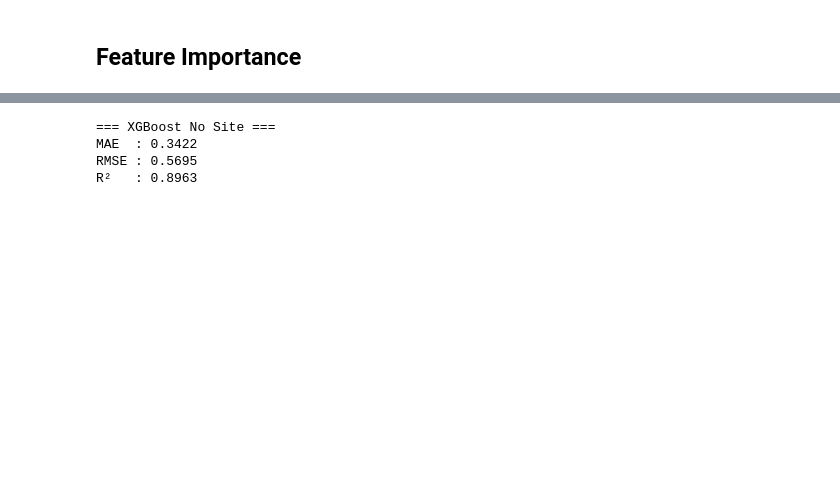
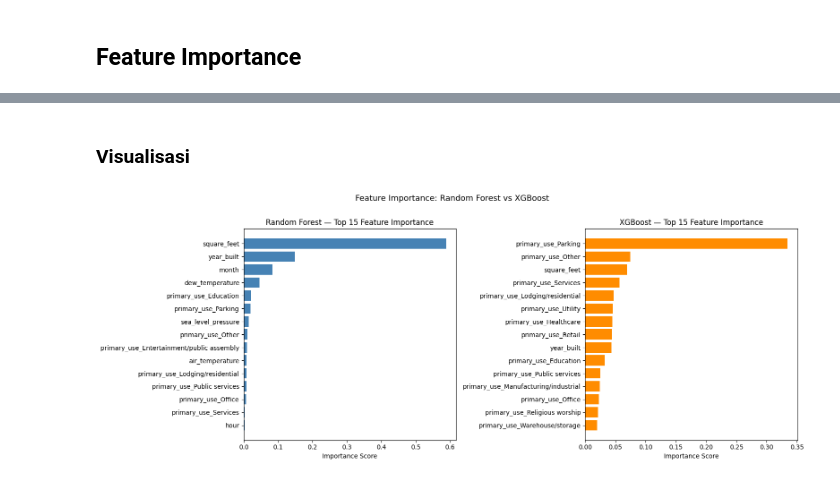
Before and after one commit to atithagtg/UAS-Pembelajaran-Mesin-Kelompok-13, a Jupyter notebook: Progress/Project ML_progress.ipynb, the cells around one changed output, grey strips where cells are left out. Saved outputs shown, nothing was run; the diff lists cells and outputs as text; code cells hidden in the pictures; blank space fills up the shorter version.

Commit message:
Update feature importance

```diff
--- a/Progress/Project ML_progress.ipynb
+++ b/Progress/Project ML_progress.ipynb
@@ -1486,0 +1528,6 @@ Aman
+# %%
+fi_rf = pd.DataFrame({
+    'Feature'   : X.columns,
+    'Importance': best_rf.feature_importances_
+}).sort_values('Importance', ascending=False).reset_index(drop=True)
+print(fi_rf.head(15).round(4).to_string(index=False))
@@ -1487,13 +1553,7 @@ Aman
 # %%
-importance_df = pd.DataFrame({
-    'Feature': X.columns,
-    'Importance': rf_model_2.feature_importances_
-})
-
-importance_df = importance_df.sort_values(
-    by='Importance',
-    ascending=False
-)
-
-importance_df.head(15)
+fi_xgb = pd.DataFrame({
+    'Feature'   : X.columns,
+    'Importance': best_xgb.feature_importances_
+}).sort_values('Importance', ascending=False).reset_index(drop=True)
+print(fi_xgb.head(15).round(4).to_string(index=False))
 # %% [output]
@@ -1645,29 +1576,23 @@ Name: meter_reading, dtype: float64
-# %%
-xgb_pred_ns = xgb_no_site.predict(X_test_ns)
-
-xgb_mae_ns = mean_absolute_error(
-    y_test_ns,
-    xgb_pred_ns
-)
-
-xgb_rmse_ns = np.sqrt(
-    mean_squared_error(
-        y_test_ns,
-        xgb_pred_ns
-    )
-)
-
-xgb_r2_ns = r2_score(
-    y_test_ns,
-    xgb_pred_ns
-)
-
-print("=== XGBoost No Site ===")
-print(f"MAE  : {xgb_mae_ns:.4f}")
-print(f"RMSE : {xgb_rmse_ns:.4f}")
-print(f"R²   : {xgb_r2_ns:.4f}")
-# %% [output]
-=== XGBoost No Site ===
-MAE  : 0.3422
-RMSE : 0.5695
-R²   : 0.8963
+# %% [markdown]
+### Visualisasi
+# %%
+fig, axes = plt.subplots(1, 2, figsize=(16, 6))
+
+top15_rf  = fi_rf.head(15)
+top15_xgb = fi_xgb.head(15)
+
+axes[0].barh(top15_rf['Feature'][::-1], top15_rf['Importance'][::-1],
+             color='steelblue', edgecolor='none')
+axes[0].set_title('Random Forest — Top 15 Feature Importance', fontsize=12)
+axes[0].set_xlabel('Importance Score')
+
+axes[1].barh(top15_xgb['Feature'][::-1], top15_xgb['Importance'][::-1],
+             color='darkorange', edgecolor='none')
+axes[1].set_title('XGBoost — Top 15 Feature Importance', fontsize=12)
+axes[1].set_xlabel('Importance Score')
+
+plt.suptitle('Feature Importance: Random Forest vs XGBoost', fontsize=13, y=1.01)
+plt.tight_layout()
+plt.show()
+# %% [output]
+[figure, added]
```
Also changed, not shown: parts of 21 cells of this notebook.
